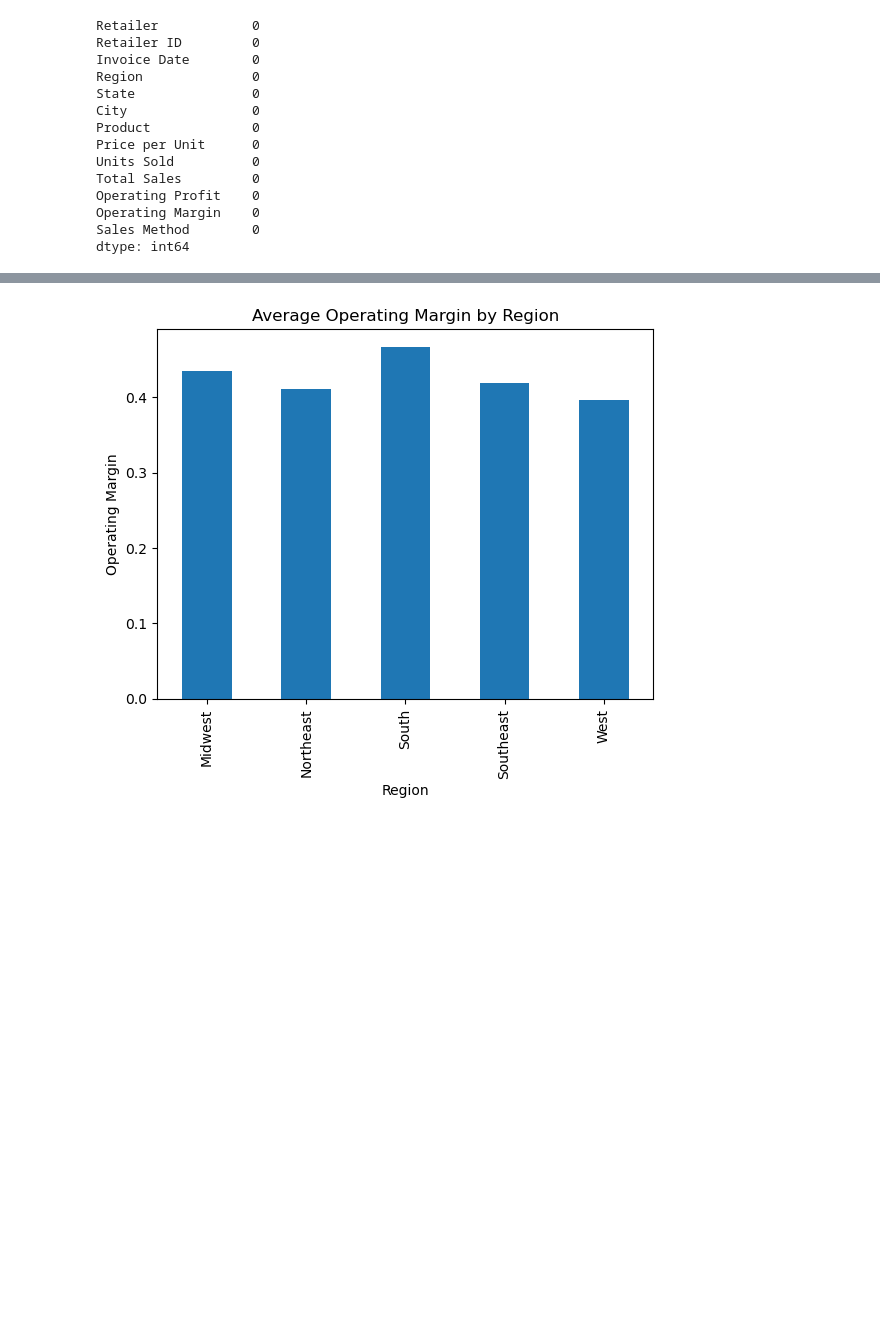
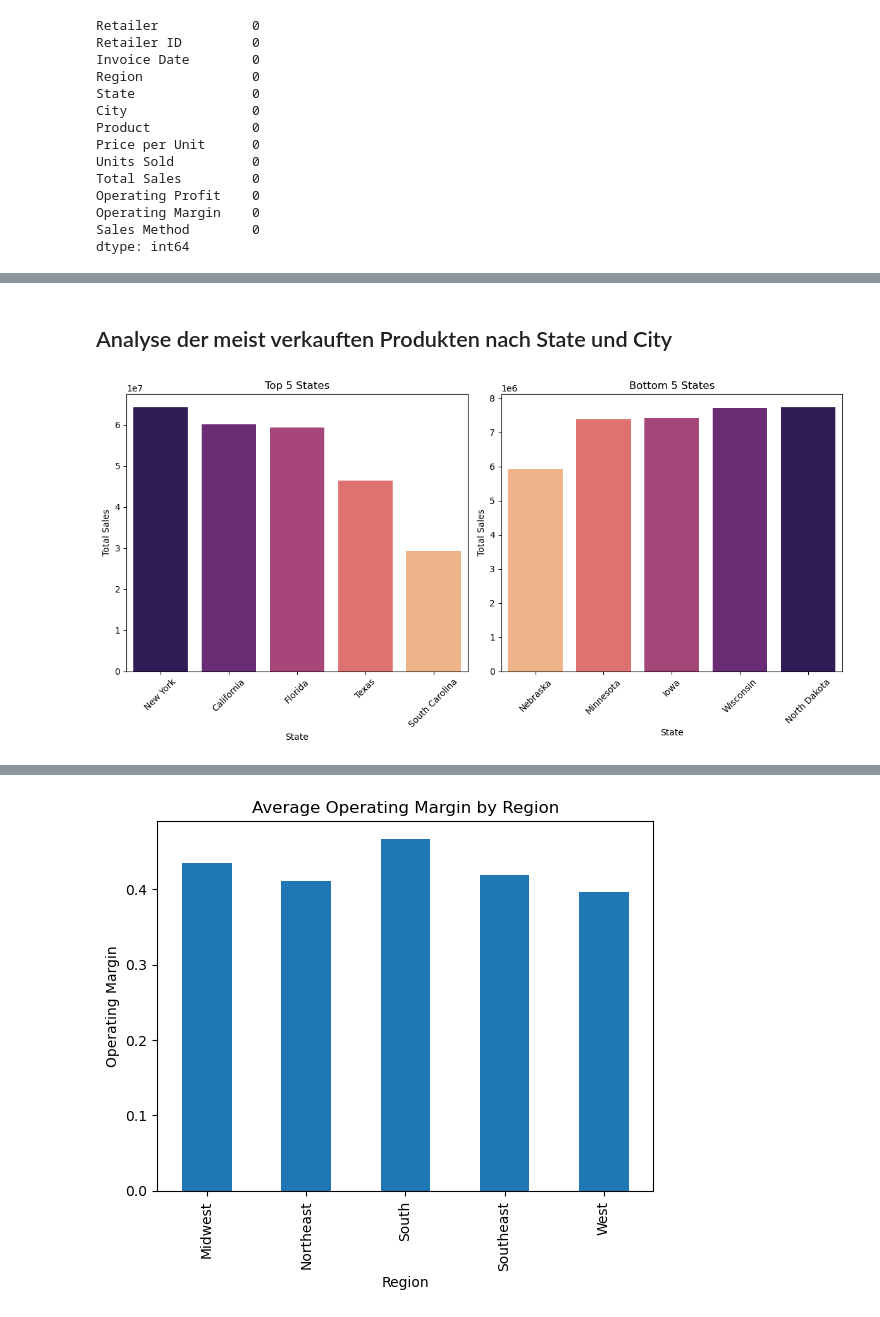
Before and after one commit to Maurice73-Tech/Adidas-Data-Analysis, a Jupyter notebook: Python Analysis.ipynb, the cells around one changed output, grey strips where cells are left out. Saved outputs shown, nothing was run; the diff lists cells and outputs as text; code cells hidden in the pictures; blank space fills up the shorter version.

```diff
--- a/Python Analysis.ipynb
+++ b/Python Analysis.ipynb
@@ -446,0 +456,2 @@ plt.show()
+# %% [markdown]
+## Analyse der meist verkauften Produkten nach State und City
@@ -446,0 +461,22 @@ plt.show()
+# %%
+# Generating the top and bottom states based on 'Total Sales'
+top_states = data_sales_adidas.groupby('State')['Total Sales'].sum().nlargest(5).reset_index()
+bottom_states = data_sales_adidas.groupby('State')['Total Sales'].sum().nsmallest(5).reset_index()
+
+# Plotting the figures with adjusted subplot size for readability
+fig, axes = plt.subplots(nrows=1, ncols=2, figsize=(12, 6))
+
+# Top 5 States
+sns.barplot(x='State', y='Total Sales', data=top_states, palette='magma', ax=axes[0])
+axes[0].set_title('Top 5 States')
+axes[0].tick_params(axis='x', rotation=45)  # Rotation adjusted for readability
+
+# Bottom 5 States
+sns.barplot(x='State', y='Total Sales', data=bottom_states, palette='magma_r', ax=axes[1])
+axes[1].set_title('Bottom 5 States')
+axes[1].tick_params(axis='x', rotation=45)  # Rotation adjusted for readability
+
+plt.tight_layout() # Adjusting the layout for readability
+plt.show()
+# %% [output]
+[figure, added]
```
Also changed, not shown: parts of 87 cells of this notebook.
